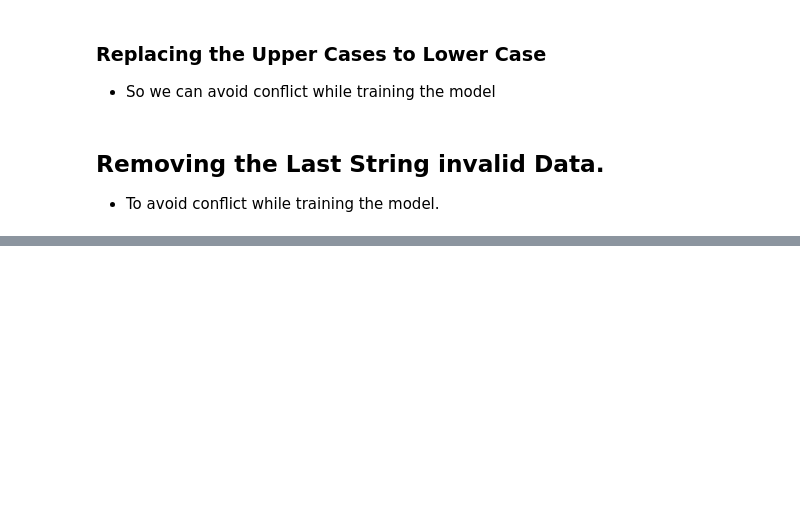
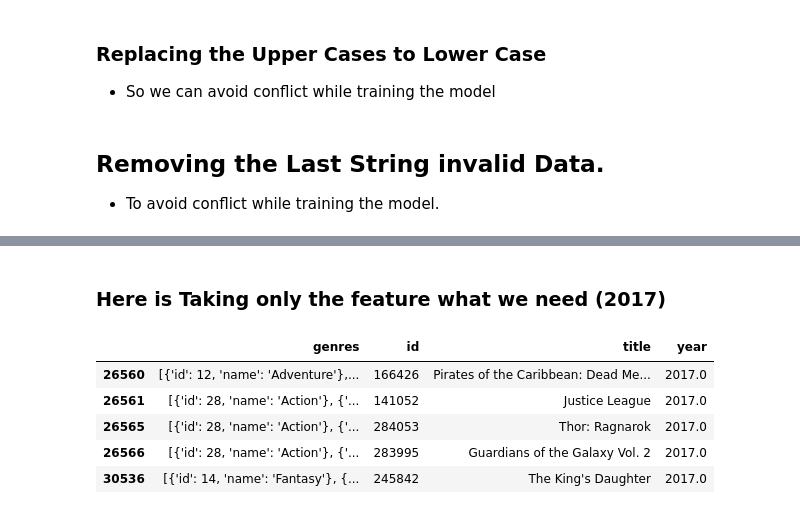
Before and after one commit to deepatabc/Movie-Recommend, a Jupyter notebook: DataPreparing/jupyterNotebook/Base_preprocessing.ipynb, the cells around one changed output, grey strips where cells are left out. Drawn from its saved outputs; the diff is of its cells as text; code cells hidden in the pictures; blank space fills up the shorter version.

```diff
--- a/DataPreparing/jupyterNotebook/Base_preprocessing.ipynb
+++ b/DataPreparing/jupyterNotebook/Base_preprocessing.ipynb
@@ -68,0 +167,6 @@ data.to_csv('PreparedData/data.csv',index=False)
+# %%
+# This function converts a scalar, array-like, Series or DataFrame/dict-like to a pandas datetime object.
+# The object to convert to a datetime. If a DataFrame is provided, the
+# method expects minimally the following columns: "year", "month", "day".
+# if 'coerce', then invalid parsing will be set as "NaT"
+meta['release_date'] = pd.to_datetime(meta['release_date'], errors='coerce')
@@ -68,0 +192,2 @@ data.to_csv('PreparedData/data.csv',index=False)
+# %% [markdown]
+### Here is Taking only the feature what we need (2017)
@@ -68,0 +199,9 @@ data.to_csv('PreparedData/data.csv',index=False)
+# %%
+new_meta.head()
+# %% [output]
+|  | genres | id | title | year |
+| 26560 | [{'id': 12, 'name': 'Adventure'},... | 166426 | Pirates of the Caribbean: Dead Me... | 2017.0 |
+| 26561 | [{'id': 28, 'name': 'Action'}, {'... | 141052 | Justice League | 2017.0 |
+| 26565 | [{'id': 28, 'name': 'Action'}, {'... | 284053 | Thor: Ragnarok | 2017.0 |
+| 26566 | [{'id': 28, 'name': 'Action'}, {'... | 283995 | Guardians of the Galaxy Vol. 2 | 2017.0 |
+| 30536 | [{'id': 14, 'name': 'Fantasy'}, {... | 245842 | The King's Daughter | 2017.0 |
```
Also changed, not shown: parts of 25 cells of this notebook, 1 other file.
